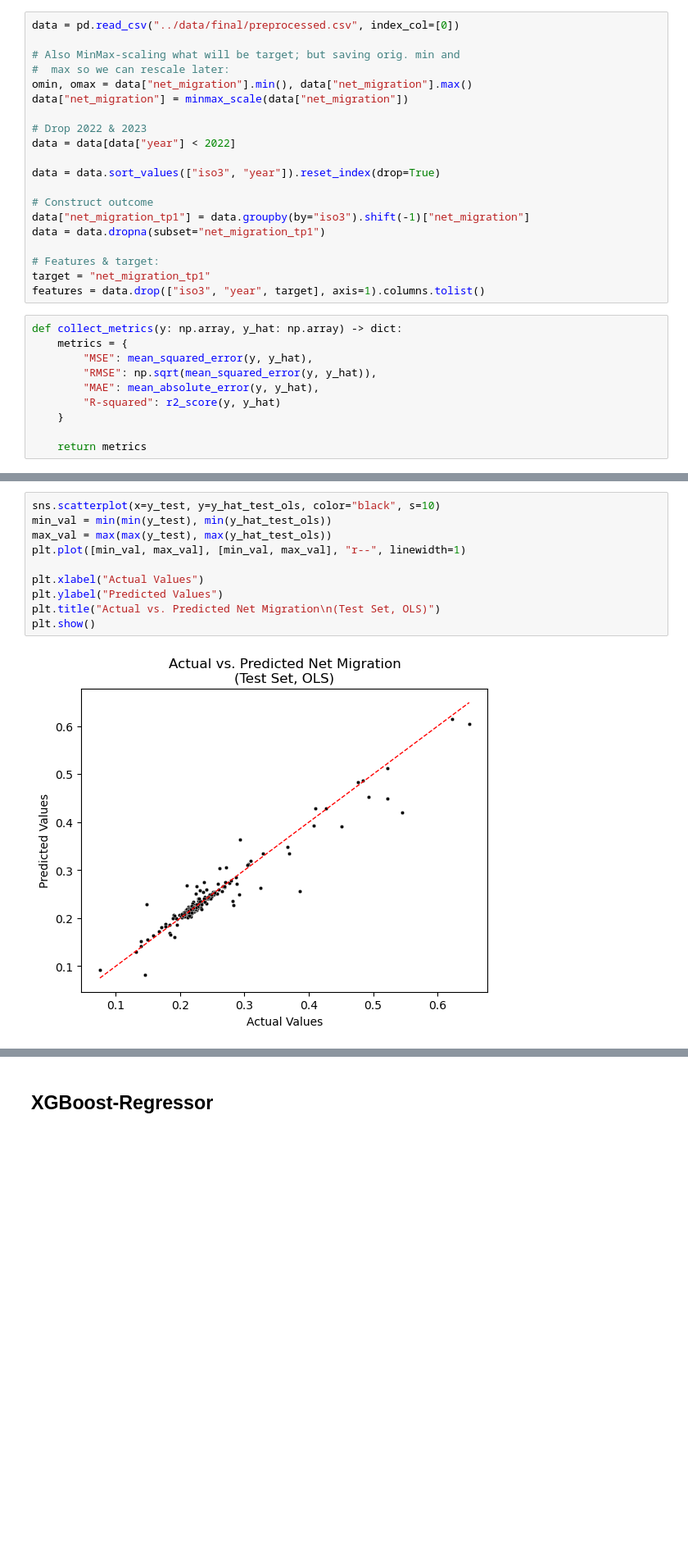
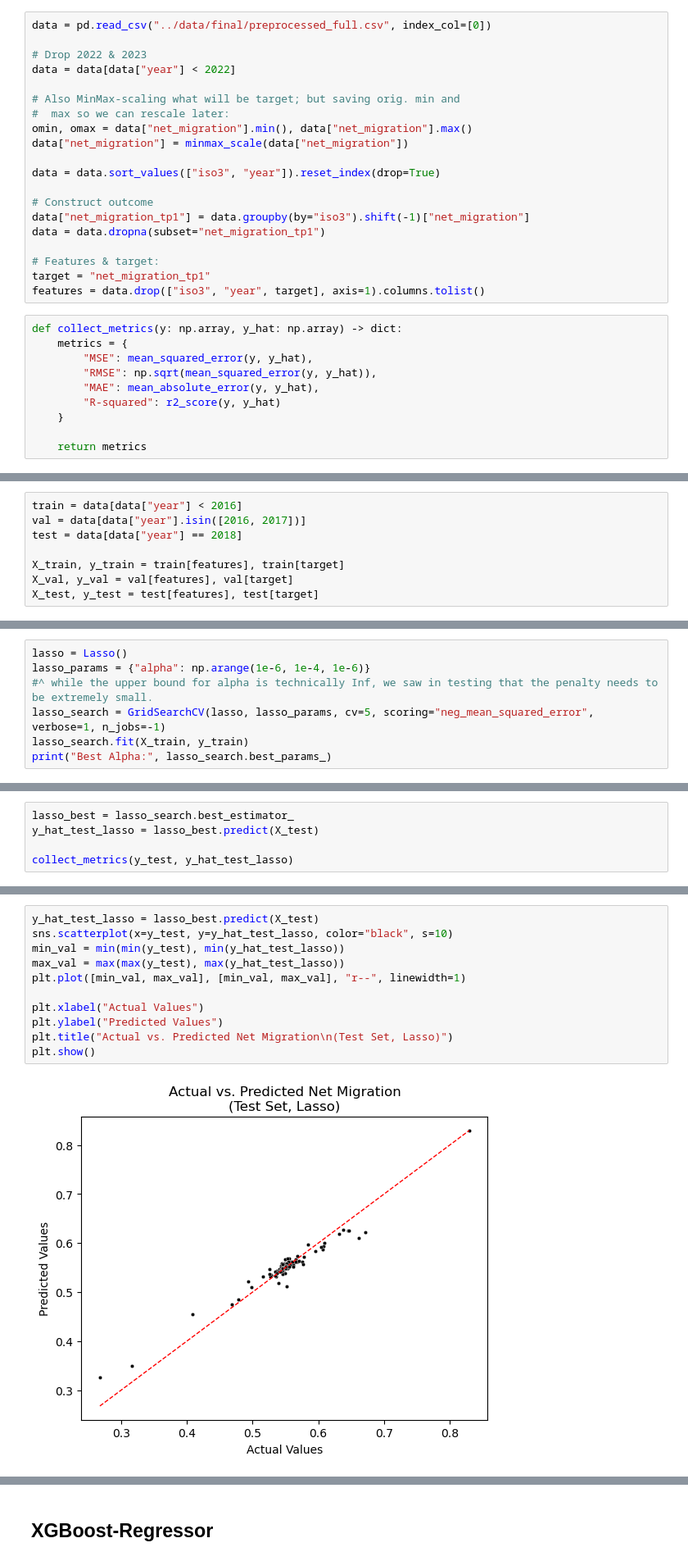
Before and after one commit to kssrr/migration-flow-prediction, a Jupyter notebook: src/benchmarks.ipynb, the cells around one changed output, grey strips where cells are left out. Shown: that part at 82% size. Drawn from its saved outputs; the diff is of its cells as text; blank space fills up the shorter version.

```diff
--- a/src/benchmarks.ipynb
+++ b/src/benchmarks.ipynb
@@ -12,15 +12,15 @@ from sklearn.linear_model import LinearRegression
 from sklearn.metrics import mean_squared_error, mean_absolute_error, r2_score
 from sklearn.model_selection import train_test_split, GridSearchCV
 # %%
-data = pd.read_csv("../data/final/preprocessed.csv", index_col=[0])
+data = pd.read_csv("../data/final/preprocessed_full.csv", index_col=[0])
+
+# Drop 2022 & 2023
+data = data[data["year"] < 2022]
 
 # Also MinMax-scaling what will be target; but saving orig. min and
 #  max so we can rescale later:
 omin, omax = data["net_migration"].min(), data["net_migration"].max()
 data["net_migration"] = minmax_scale(data["net_migration"])
-
-# Drop 2022 & 2023
-data = data[data["year"] < 2022]
 
 data = data.sort_values(["iso3", "year"]).reset_index(drop=True)
 
@@ -70,0 +44,8 @@ ols_metrics
+# %%
+train = data[data["year"] < 2016]
+val = data[data["year"].isin([2016, 2017])]
+test = data[data["year"] == 2018]
+
+X_train, y_train = train[features], train[target]
+X_val, y_val = val[features], val[target]
+X_test, y_test = test[features], test[target]
@@ -70,0 +56,7 @@ ols_metrics
+# %%
+lasso = Lasso()
+lasso_params = {"alpha": np.arange(1e-6, 1e-4, 1e-6)}
+#^ while the upper bound for alpha is technically Inf, we saw in testing that the penalty needs to be extremely small.
+lasso_search = GridSearchCV(lasso, lasso_params, cv=5, scoring="neg_mean_squared_error", verbose=1, n_jobs=-1)
+lasso_search.fit(X_train, y_train)
+print("Best Alpha:", lasso_search.best_params_)
@@ -70,0 +66,5 @@ ols_metrics
+# %%
+lasso_best = lasso_search.best_estimator_
+y_hat_test_lasso = lasso_best.predict(X_test)
+
+collect_metrics(y_test, y_hat_test_lasso)
@@ -71,12 +76,13 @@ ols_metrics
 # %%
-sns.scatterplot(x=y_test, y=y_hat_test_ols, color="black", s=10)
-min_val = min(min(y_test), min(y_hat_test_ols))
-max_val = max(max(y_test), max(y_hat_test_ols))
+y_hat_test_lasso = lasso_best.predict(X_test)
+sns.scatterplot(x=y_test, y=y_hat_test_lasso, color="black", s=10)
+min_val = min(min(y_test), min(y_hat_test_lasso))
+max_val = max(max(y_test), max(y_hat_test_lasso))
 plt.plot([min_val, max_val], [min_val, max_val], "r--", linewidth=1)
 
 plt.xlabel("Actual Values")
 plt.ylabel("Predicted Values")
-plt.title("Actual vs. Predicted Net Migration\n(Test Set, OLS)")
+plt.title("Actual vs. Predicted Net Migration\n(Test Set, Lasso)")
 plt.show()
 # %% [output]
-[figure, old version]
+[figure, new version]
```
Also changed, not shown: parts of 29 cells of this notebook.
